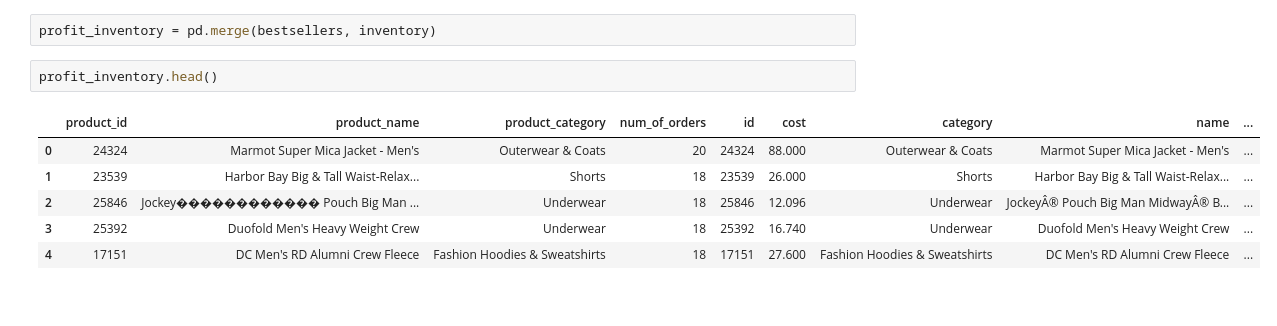
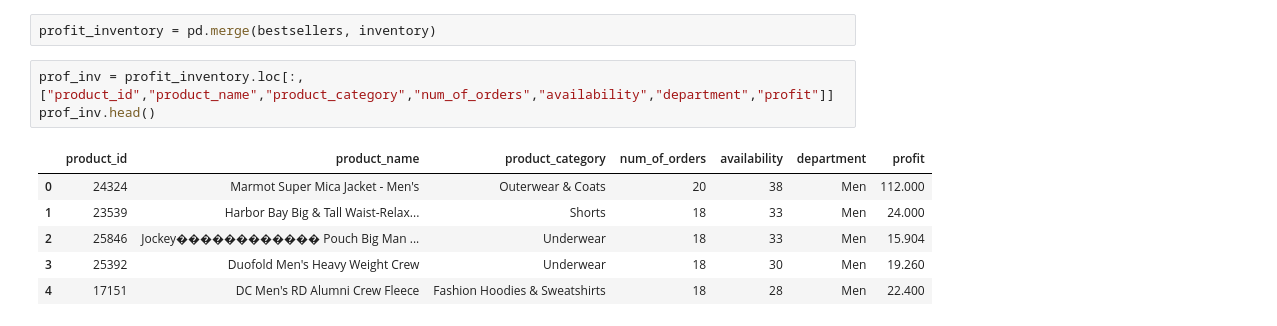
Before and after one commit to Biguftj/Capstone_project, a Jupyter notebook: Capstone.ipynb, the cells around one changed output. Drawn from its saved outputs; the diff is of its cells as text.

```diff
--- a/Capstone.ipynb
+++ b/Capstone.ipynb
@@ -60,13 +125,14 @@ inventory.head()
 # %%
 profit_inventory = pd.merge(bestsellers, inventory)
 # %%
-profit_inventory.head()
+prof_inv = profit_inventory.loc[:,["product_id","product_name","product_category","num_of_orders","availability","department","profit"]]
+prof_inv.head()
 # %% [output]
-|  | product_id | product_name | product_category | num_of_orders | id | cost | category | name | ... |
-| 0 | 24324 | Marmot Super Mica Jacket - Men's | Outerwear & Coats | 20 | 24324 | 88.000 | Outerwear & Coats | Marmot Super Mica Jacket - Men's | ... |
-| 1 | 23539 | Harbor Bay Big & Tall Waist-Relax... | Shorts | 18 | 23539 | 26.000 | Shorts | Harbor Bay Big & Tall Waist-Relax... | ... |
-| 2 | 25846 | Jockey������������ Pouch Big Man ... | Underwear | 18 | 25846 | 12.096 | Underwear | JockeyÂ® Pouch Big Man MidwayÂ® B... | ... |
-| 3 | 25392 | Duofold Men's Heavy Weight Crew | Underwear | 18 | 25392 | 16.740 | Underwear | Duofold Men's Heavy Weight Crew | ... |
-| 4 | 17151 | DC Men's RD Alumni Crew Fleece | Fashion Hoodies & Sweatshirts | 18 | 17151 | 27.600 | Fashion Hoodies & Sweatshirts | DC Men's RD Alumni Crew Fleece | ... |
+|  | product_id | product_name | product_category | num_of_orders | availability | department | profit |
+| 0 | 24324 | Marmot Super Mica Jacket - Men's | Outerwear & Coats | 20 | 38 | Men | 112.000 |
+| 1 | 23539 | Harbor Bay Big & Tall Waist-Relax... | Shorts | 18 | 33 | Men | 24.000 |
+| 2 | 25846 | Jockey������������ Pouch Big Man ... | Underwear | 18 | 33 | Men | 15.904 |
+| 3 | 25392 | Duofold Men's Heavy Weight Crew | Underwear | 18 | 30 | Men | 19.260 |
+| 4 | 17151 | DC Men's RD Alumni Crew Fleece | Fashion Hoodies & Sweatshirts | 18 | 28 | Men | 22.400 |
 # %%
 ##To look for the most profitable product
```
Also changed, not shown: parts of 8 cells of this notebook.
